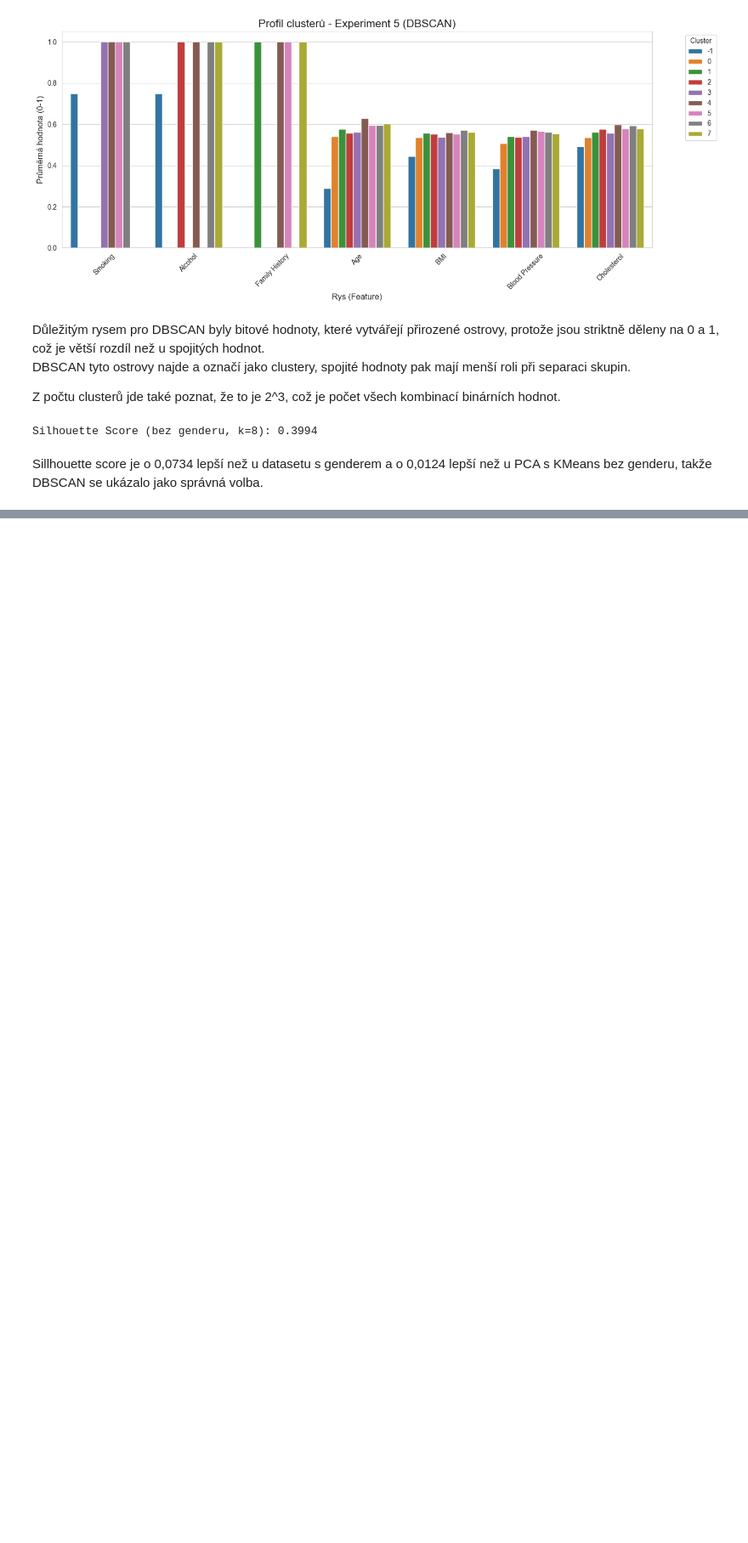
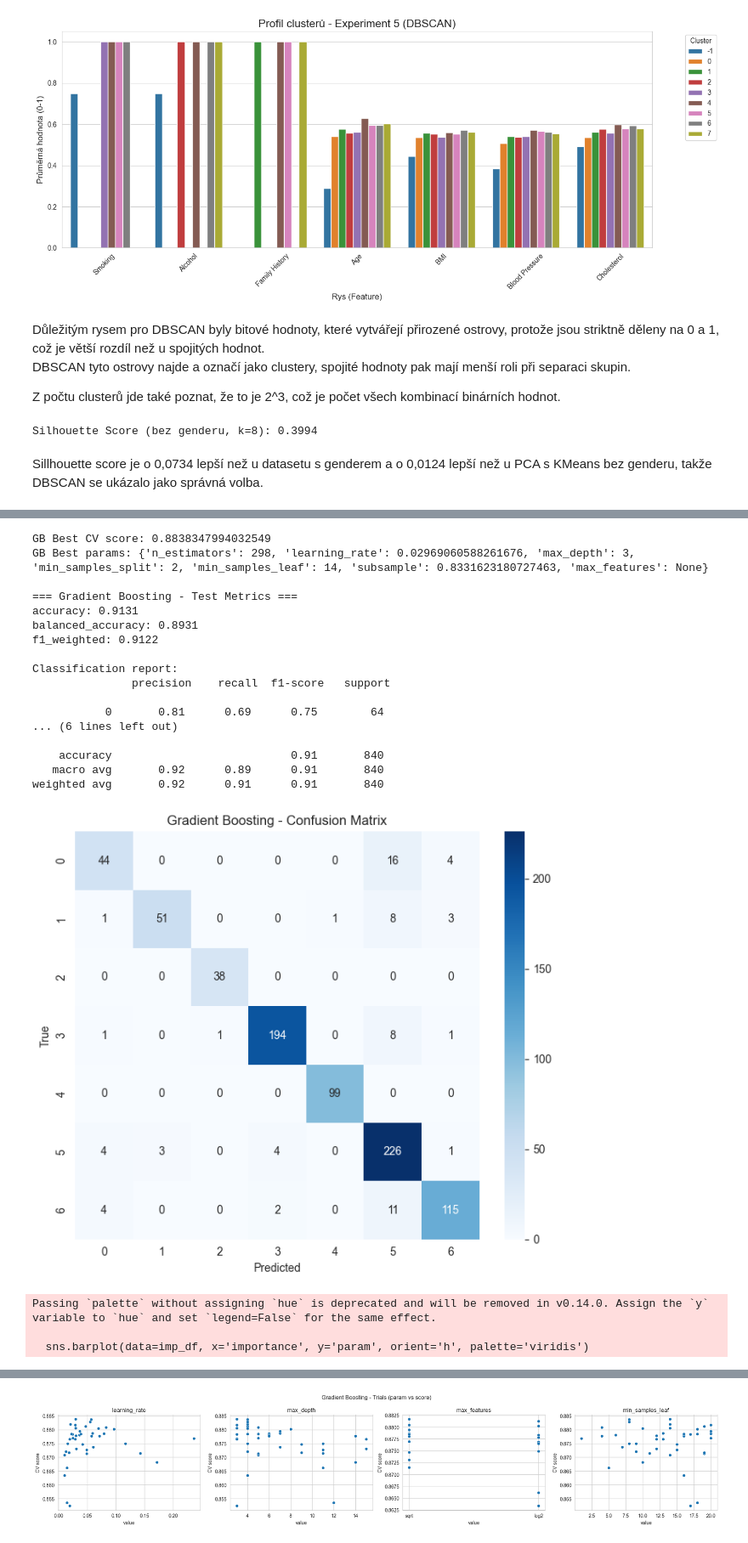
Before and after one commit to Ajraa/SU, a Jupyter notebook: project.ipynb, the cells around one changed output, grey strips where cells are left out. Shown at 85% size. Cells and saved outputs as stored; diff of their text form; code cells hidden in the pictures; blank space fills up the shorter version.

```diff
--- a/project.ipynb
+++ b/project.ipynb
@@ -946,0 +1168,31 @@ Sillhouette score je o 0,0734 lepší než u datasetu s genderem a o 0,0124 lep
+# %%
+
+def objective_gb(trial):
+    params = {
+        'n_estimators': trial.suggest_int('n_estimators', 100, 500),
+        'learning_rate': trial.suggest_float('learning_rate', 0.01, 0.3, log=True),
+        'max_depth': trial.suggest_int('max_depth', 3, 15),
+        'min_samples_split': trial.suggest_int('min_samples_split', 2, 20),
+        'min_samples_leaf': trial.suggest_int('min_samples_leaf', 1, 20),
+        'subsample': trial.suggest_float('subsample', 0.5, 1.0),
+        'max_features': trial.suggest_categorical('max_features', ['sqrt', 'log2', None]),
+        'random_state': RANDOM_STATE
+    }
+    model = GradientBoostingClassifier(**params)
+    score = cross_val_score(model, X_train, Y_train, cv=cv, scoring='balanced_accuracy', n_jobs=-1).mean()
+    return score
+
+study_gb = optuna.create_study(direction='maximize', study_name='GradientBoosting')
+study_gb.optimize(objective_gb, n_trials=40, show_progress_bar=False)
+
+print('GB Best CV score:', study_gb.best_value)
+print('GB Best params:', study_gb.best_params)
+
+best_gb = GradientBoostingClassifier(**{**study_gb.best_params, 'random_state': RANDOM_STATE})
+metrics_gb = evaluate_and_report('Gradient Boosting', best_gb, X_train, Y_train, X_test, Y_test)
+plot_param_importance(study_gb, 'Gradient Boosting')
+plot_trials(study_gb, 'Gradient Boosting')
+
+best_models['GradientBoosting'] = best_gb
+results_summary.append({'model':'GradientBoosting', **metrics_gb})
+# %% [output]
@@ -946,0 +1216,21 @@ Sillhouette score je o 0,0734 lepší než u datasetu s genderem a o 0,0124 lep
+GB Best CV score: 0.8838347994032549
+GB Best params: {'n_estimators': 298, 'learning_rate': 0.02969060588261676, 'max_depth': 3, 'min_samples_split': 2, 'min_samples_leaf': 14, 'subsample': 0.8331623180727463, 'max_features': None}
+
+=== Gradient Boosting - Test Metrics ===
+accuracy: 0.9131
+balanced_accuracy: 0.8931
+f1_weighted: 0.9122
+
+Classification report:
+               precision    recall  f1-score   support
+
+           0       0.81      0.69      0.75        64
+... (6 lines left out)
+
+    accuracy                           0.91       840
+   macro avg       0.92      0.89      0.91       840
+weighted avg       0.92      0.91      0.91       840
+[figure, added]
+Passing `palette` without assigning `hue` is deprecated and will be removed in v0.14.0. Assign the `y` variable to `hue` and set `legend=False` for the same effect.
+
+  sns.barplot(data=imp_df, x='importance', y='param', orient='h', palette='viridis')
@@ -946,0 +1238 @@ Sillhouette score je o 0,0734 lepší než u datasetu s genderem a o 0,0124 lep
+[figure, added]
```
Also changed, not shown: parts of 15 cells of this notebook.
